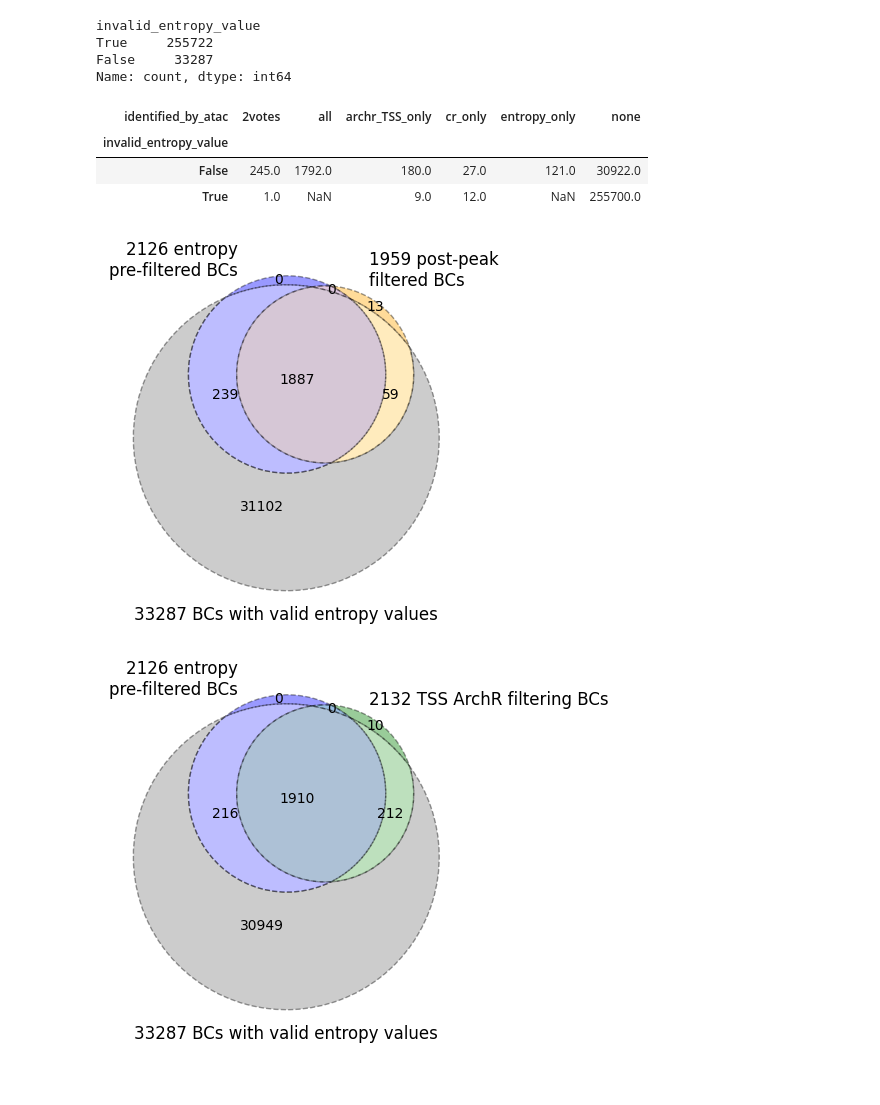
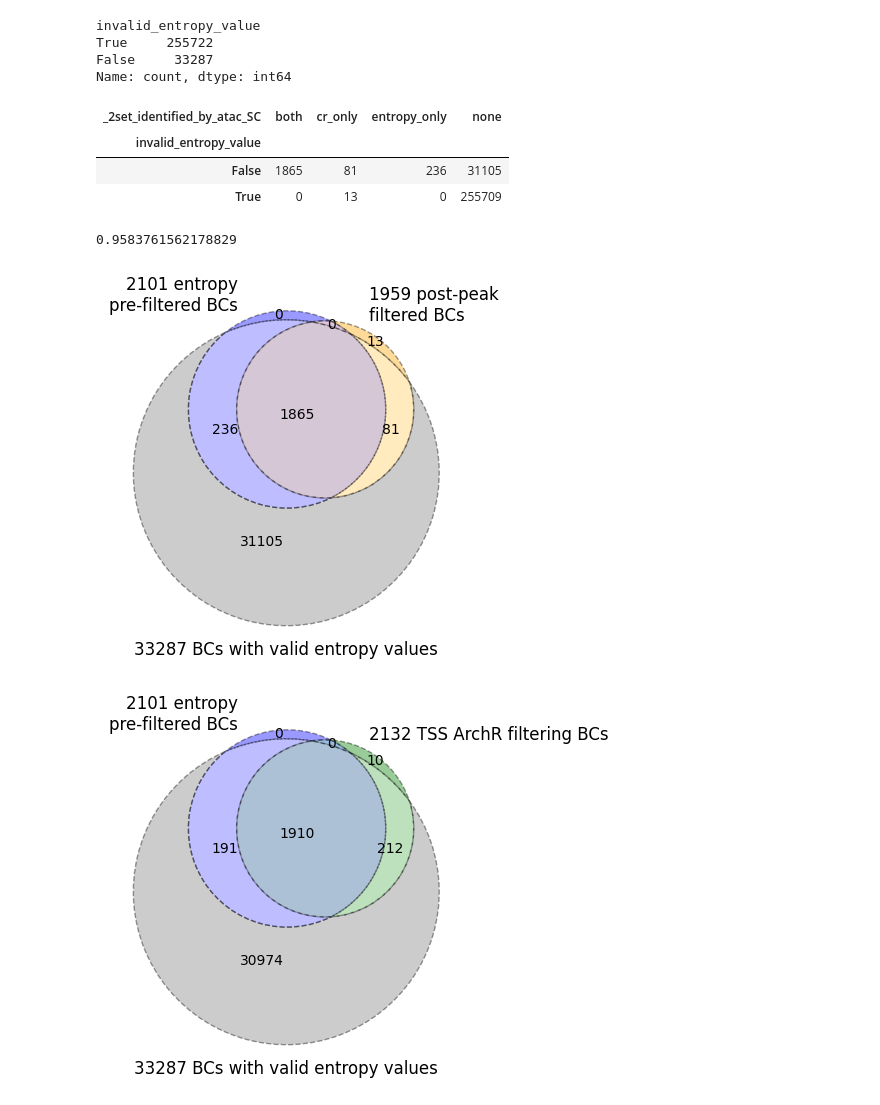
Before and after one commit to streetslab/SADE, a Jupyter notebook: EDA/benchmark_pbmc_f1_compare_cellcalling.ipynb, the cells around one changed output. Drawn from its saved outputs; the diff is of its cells as text; code cells hidden in the pictures.

```diff
--- a/EDA/benchmark_pbmc_f1_compare_cellcalling.ipynb
+++ b/EDA/benchmark_pbmc_f1_compare_cellcalling.ipynb
@@ -67,0 +246,4 @@ no_RNA_no_enoughFrag_sub.groupby(['atac_pass_archr_TSS', 'atac_pass_entropy']).s
+# %%
+col_list = ['total_RNA_UMI', 'total_RNA_UMI_log', 'n_genes_by_RNA_counts', 'N_MT_counts', 'MT%']
+for col in col_list:
+    union_cell_info[col] = union_cell_info.index.map(union_cell_rna_info[col])
@@ -75,7 +348,7 @@ venn_sets = (
 fixed_sizes = (0.2, 0.2, 0.15, 0.3, 0.2, 0.1, 2)
 
 # alg = cost_based.LayoutAlgorithm(cost_fn=cost_based.pairwise_cost)
-vennfig = venn3(venn_sets, set_labels = (f'{len(venn_sets[0])} entropy\npre-filtered BCs',f'{len(venn_sets[1])} post-peak \nfiltered BCs', f'{len(venn_sets[2])} With good RNA BCs'),
+vennfig = venn3(venn_sets, set_labels = (f'{len(venn_sets[0])} entropy\n filtered BCs',f'{len(venn_sets[1])} CR \n filtered BCs', f'{len(venn_sets[2])} With good RNA BCs'),
                 layout_algorithm=DefaultLayoutAlgorithm(fixed_subset_sizes=fixed_sizes),
                 set_colors = ( 'blue', 'orange', 'green'))
 for id in ['100', '010', '001', '110', '101', '011', '111']:
@@ -97,7 +370,7 @@ venn_sets = (
 fixed_sizes = (0.2, 0.2, 0.15, 0.3, 0.2, 0.1, 2)
 
 # alg = cost_based.LayoutAlgorithm(cost_fn=cost_based.pairwise_cost)
-vennfig = venn3(venn_sets, set_labels = (f'{len(venn_sets[0])} entropy\npre-filtered BCs',f'{len(venn_sets[1])} post-peak \nfiltered BCs', f'{len(venn_sets[2])} With good RNA BCs'),
+vennfig = venn3(venn_sets, set_labels = (f'{len(venn_sets[0])} entropy\npre-filtered BCs',f'{len(venn_sets[1])} archr_TSS \nfiltered BCs', f'{len(venn_sets[2])} With good RNA BCs'),
                 layout_algorithm=DefaultLayoutAlgorithm(fixed_subset_sizes=fixed_sizes),
                 set_colors = ( 'blue', 'orange', 'green'))
 for id in ['100', '010', '001', '110', '101', '011', '111']:
@@ -269,7 +438,7 @@ plt.show()
 # %% [markdown]
 ### How many barcoeds have invalid entropy values
 # %%
-total_frag_per_bc['invalid_entropy_value'] = ~total_frag_per_bc.index.isin(entropy_df.index)
+total_frag_per_bc['invalid_entropy_value'] = ~total_frag_per_bc.index.isin(entropy_df['atac_bc'])
 total_frag_per_bc['invalid_entropy_value'].value_counts()
 # %% [output]
 invalid_entropy_value
@@ -277,39 +446,38 @@ True     255722
 False     33287
 Name: count, dtype: int64
 # %%
-total_frag_per_bc.groupby(['invalid_entropy_value', 'identified_by_atac']).size().unstack()
+total_frag_per_bc.groupby(['invalid_entropy_value', '_2set_identified_by_atac_SC']).size().unstack(fill_value=0)
 # %% [output]
-| identified_by_atac | 2votes | all | archr_TSS_only | cr_only | entropy_only | none |
-| invalid_entropy_value |  |  |  |  |  |  |
-| False | 245.0 | 1792.0 | 180.0 | 27.0 | 121.0 | 30922.0 |
-| True | 1.0 | NaN | 9.0 | 12.0 | NaN | 255700.0 |
+| _2set_identified_by_atac_SC | both | cr_only | entropy_only | none |
+| invalid_entropy_value |  |  |  |  |
+| False | 1865 | 81 | 236 | 31105 |
+| True | 0 | 13 | 0 | 255709 |
+# %%
+1865 / (1865 + 81)
+# %% [output]
+0.9583761562178829
 # %%
 from matplotlib_venn import venn3
 from matplotlib_venn.layout.venn3 import DefaultLayoutAlgorithm, cost_based
 
-venn_sets = {
-    'Entropy pre-filtering BCs':  set(total_frag_per_bc.loc[total_frag_per_bc['atac_pass_entropy']].index),
-    'CR post-peak filtering BCs': set(total_frag_per_bc.loc[total_frag_per_bc['atac_pass_CR']].index),
-    'valid entropy value BCs': set(total_frag_per_bc.loc[~total_frag_per_bc['invalid_entropy_value']].index)
-}
 
 venn_sets = (
     set(total_frag_per_bc.loc[total_frag_per_bc['atac_pass_entropy']].index),
     set(total_frag_per_bc.loc[total_frag_per_bc['atac_pass_CR']].index),
     set(total_frag_per_bc.loc[~total_frag_per_bc['invalid_entropy_value']].index)
 )
 fixed_sizes = (0.02, 0.02, 0.02, 2, 0.5, 0.2, 1)
 
 # alg = cost_based.LayoutAlgorithm(cost_fn=cost_based.pairwise_cost)
 vennfig = venn3(venn_sets, set_labels = (f'{len(venn_sets[0])} entropy\npre-filtered BCs',f'{len(venn_sets[1])} post-peak \nfiltered BCs', f'{len(venn_sets[2])} BCs with valid entropy values'),
                 layout_algorithm=DefaultLayoutAlgorithm(fixed_subset_sizes=fixed_sizes),
                 set_colors = ( 'blue', 'orange', 'grey'))
 for id in ['100', '010', '001', '110', '101', '011', '111']:
     vennfig.get_patch_by_id(id).set_edgecolor('black')
     vennfig.get_patch_by_id(id).set_linestyle('dashed')
 
 plt.show()
 # %% [output]
-[figure, old version]
+[figure, new version]
 # %%
 
```
Also changed, not shown: parts of 41 cells of this notebook, 23 other files.
